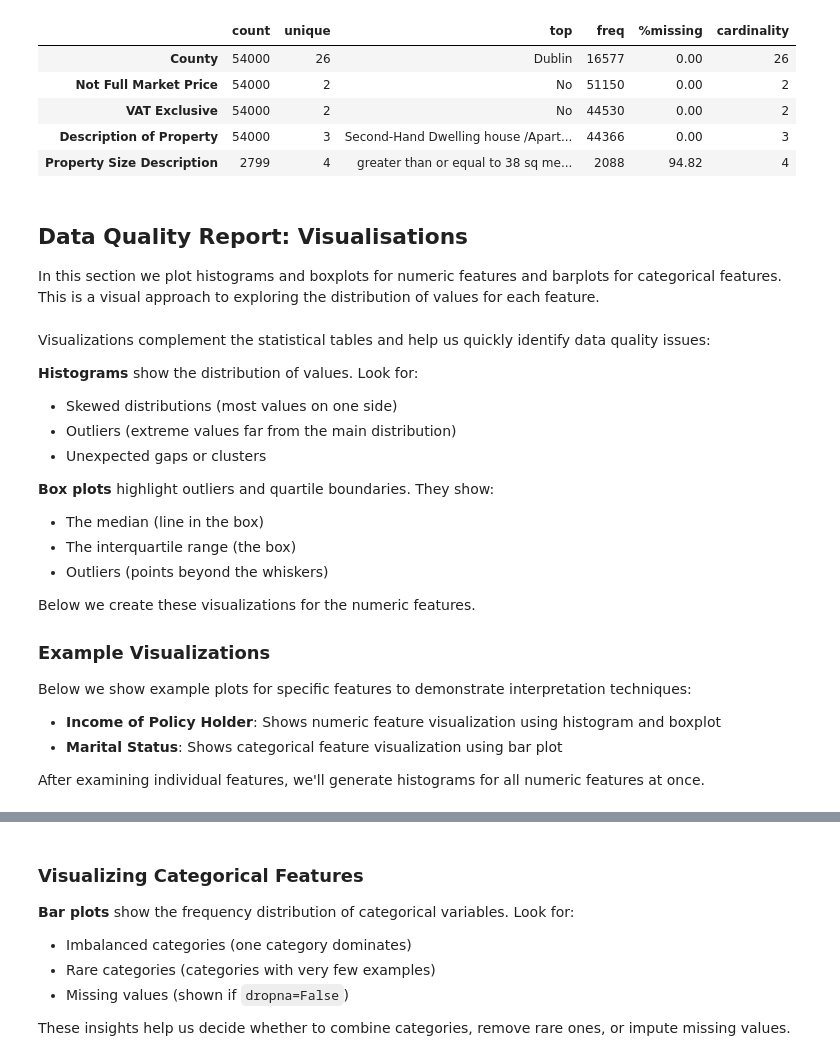
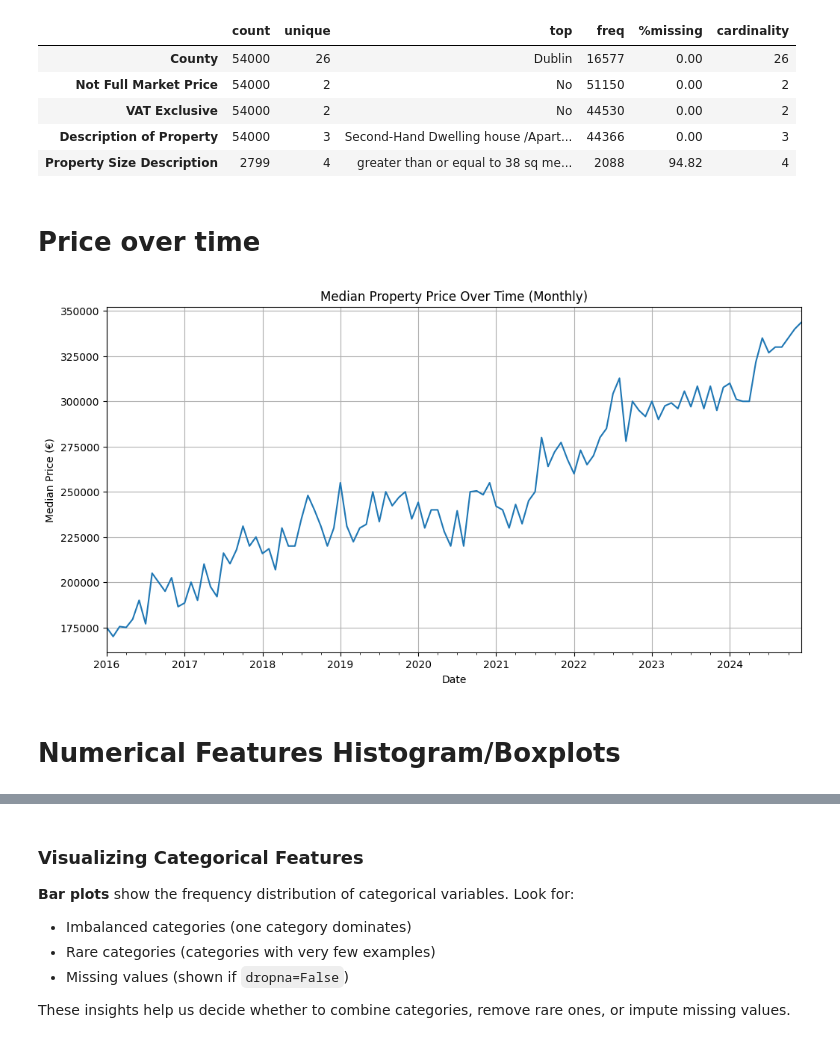
Before and after one commit to conorwal2000-creator/DA-Original-Ganstalysers, a Jupyter notebook: notebooks/analysis.ipynb, the cells around one changed output, grey strips where cells are left out. Saved outputs shown, nothing was run; the diff lists cells and outputs as text; code cells hidden in the pictures.

```diff
--- a/notebooks/analysis.ipynb
+++ b/notebooks/analysis.ipynb
@@ -266,32 +284,32 @@ display(df_categorical_dqr)
 | VAT Exclusive | 54000 | 2 | No | 44530 | 0.00 | 2 |
 | Description of Property | 54000 | 3 | Second-Hand Dwelling house /Apart... | 44366 | 0.00 | 3 |
 | Property Size Description | 2799 | 4 | greater than or equal to 38 sq me... | 2088 | 94.82 | 4 |
+# %% [markdown]
+# Price over time
+# %%
+# Ensure sorted by date
+df = df.sort_values('Date of Sale (dd/mm/yyyy)')
+
+try:
+    # Set date as index
+    df.set_index('Date of Sale (dd/mm/yyyy)', inplace=True)
+except:
+    pass
+
+monthly_median = df['Price (€)'].resample('ME').median()
+
+plt.figure(figsize=(12,6))
+monthly_median.plot()
+
+plt.title('Median Property Price Over Time (Monthly)')
+plt.xlabel('Date')
+plt.ylabel('Median Price (€)')
+plt.grid(True)
+plt.show()
+# %% [output]
+[figure, added]
 # %% [markdown]
-## Data Quality Report: Visualisations
-
-In this section we plot histograms and boxplots for numeric features and barplots for categorical features. This is a visual approach to exploring the distribution of values for each feature.
+# Numerical Features Histogram/Boxplots
-# %% [markdown]
-Visualizations complement the statistical tables and help us quickly identify data quality issues:
-
-**Histograms** show the distribution of values. Look for:
-- Skewed distributions (most values on one side)
-- Outliers (extreme values far from the main distribution)
-- Unexpected gaps or clusters
-
-**Box plots** highlight outliers and quartile boundaries. They show:
-- The median (line in the box)
-- The interquartile range (the box)
-- Outliers (points beyond the whiskers)
-
-Below we create these visualizations for the numeric features.
-
-### Example Visualizations
-
-Below we show example plots for specific features to demonstrate interpretation techniques:
-- **Income of Policy Holder**: Shows numeric feature visualization using histogram and boxplot
-- **Marital Status**: Shows categorical feature visualization using bar plot
-
-After examining individual features, we'll generate histograms for all numeric features at once.
 # %%
 # Create subplots for histogram and boxplot
 fig, axes = plt.subplots(1, 2, figsize=(14, 5))
```
Also changed, not shown: parts of 9 cells of this notebook, 1 other file.
